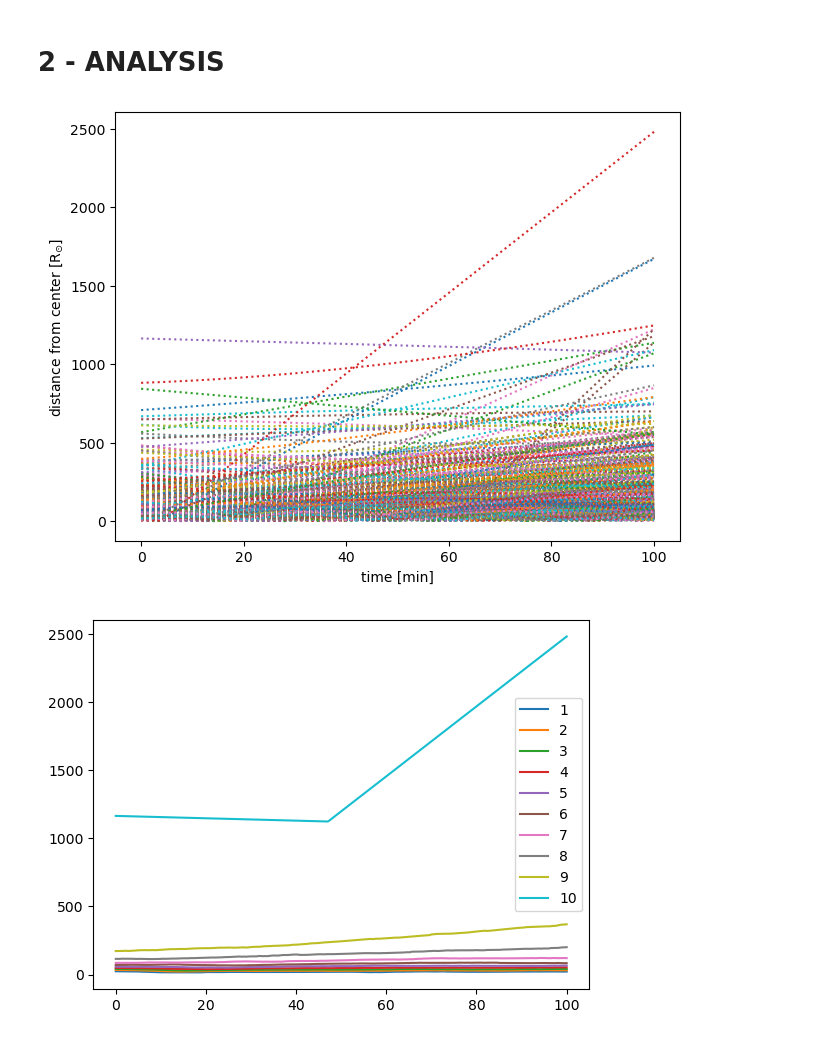
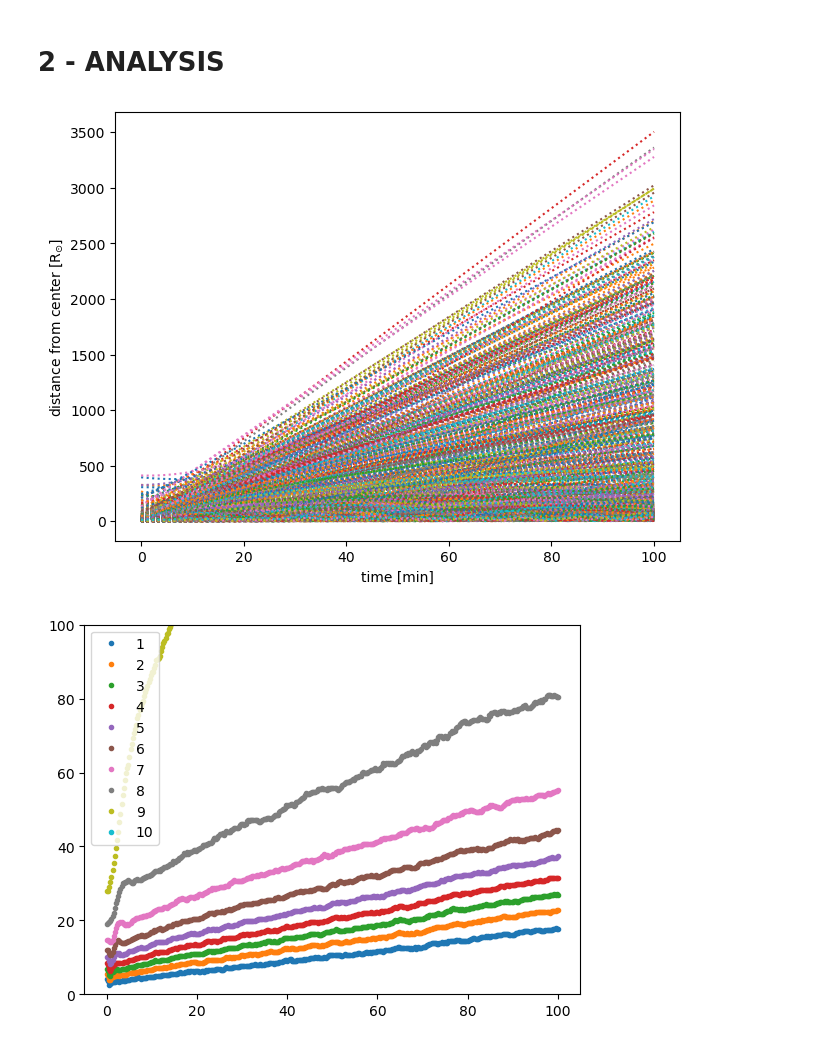
Before and after one commit to RoccoGiugni/DoSS-24-25, a Jupyter notebook: PS04/PS04.ipynb, the cells around one changed output. Cells and saved outputs as stored; diff of their text form; code cells hidden in the pictures.

```diff
--- a/PS04/PS04.ipynb
+++ b/PS04/PS04.ipynb
@@ -121,9 +121,9 @@ vel = np.zeros(N)
 for i in range(N):
     vel[i] = vs[i][vs[i] != -1][0]
 
-vx = np.sqrt(U) * vel * np.sin(the) * np.cos(phi)
-vy = np.sqrt(U) * vel * np.sin(the) * np.sin(phi)
-vz = np.sqrt(U) * vel * np.cos(the)
+vx = np.sqrt(U) * vel * np.sin(zet) * np.cos(csi)
+vy = np.sqrt(U) * vel * np.sin(zet) * np.sin(csi)
+vz = np.sqrt(U) * vel * np.cos(zet)
 # %% [markdown]
 ## PRINT FILE
 # %%
@@ -159,7 +159,7 @@ with open(file_in, 'w') as file:
 # %%
 # Reading file
 
-file_out = 'OF04.txt'
+file_out = 'OF06.txt'
 
 n = 3 * N + 3 # 'block' length
 m = 3     # number of rows to skip (i.e. lines containing n. bodies and time)
@@ -198,15 +198,16 @@ ax.set_ylabel('distance from center [R$_{\odot}$]')
 
 plt.show()
 # %% [output]
-[figure, old version]
+[figure, new version]
 # %%
 d_mtx = d.reshape((time.size, N))
 
 d_sort = np.sort(d_mtx, axis=1)
 for i in range(10):
-    plt.plot(time, d_sort[:, int((i+1) * N / 10) - 1], label=i+1)
+    plt.plot(time, d_sort[:, int((i+1) * N / 10) - 1], '.', label=i+1)
 
+plt.ylim(0, 100)
 plt.legend()
 plt.show()
 # %% [output]
-[figure, old version]
+[figure, new version]
```
Also changed, not shown: 2 other files.
